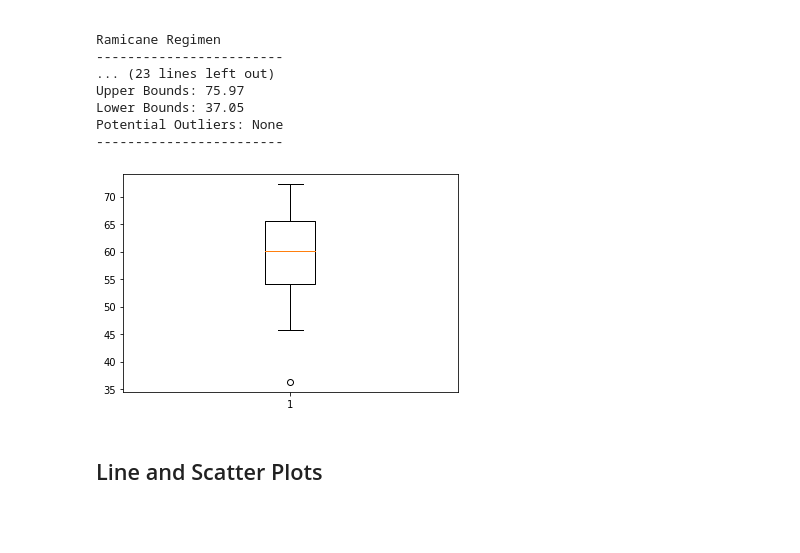
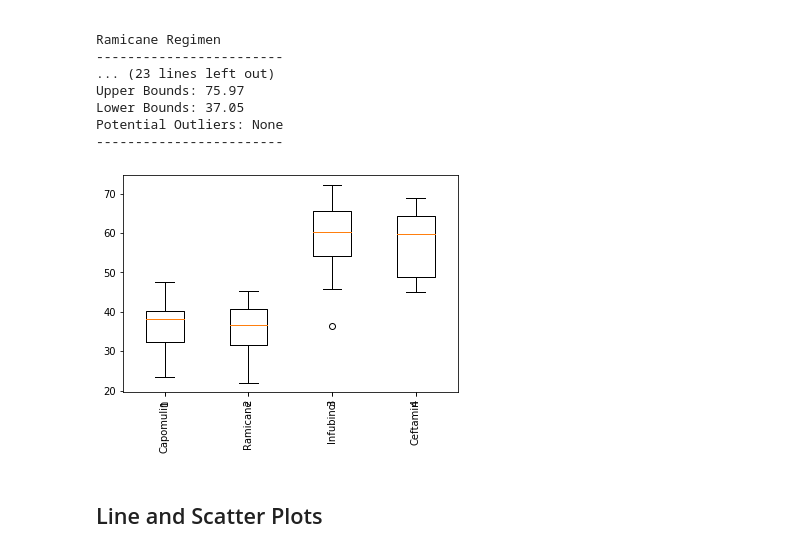
Before and after one commit to julia-claira/Matlplotlib_Graphs, a Jupyter notebook: pymaceuticals_starter.ipynb, the cells around one changed output. Cells and saved outputs as stored; diff of their text form; code cells hidden in the pictures; blank space fills up the shorter version.

Commit message:
started box plots

```diff
--- a/pymaceuticals_starter.ipynb
+++ b/pymaceuticals_starter.ipynb
@@ -291,10 +291,16 @@ Potential Outliers: None
 ------------------------
 # %%
 # Generate a box plot of the final tumor volume of each mouse across four regimens of interest
-plt.boxplot(tumor_volume_list['Infubinol'])
+
+#puts the drugs and values in list (I realized here why it wasn't the best idea to use a dictionary above instead of just a list)
+theDrugs=["Capomulin","Ramicane","Infubinol","Ceftamin"]
+theDrugs_values=[tumor_volume_list["Capomulin"],tumor_volume_list["Ramicane"], tumor_volume_list["Infubinol"], tumor_volume_list["Ceftamin"]]
+
+plt.xticks(range(1,5),theDrugs,rotation=90)
+plt.boxplot(theDrugs_values)
 plt.show()
 # %% [output]
-[figure, old version]
+[figure, new version]
 # %% [markdown]
 ## Line and Scatter Plots
 # %%
```
